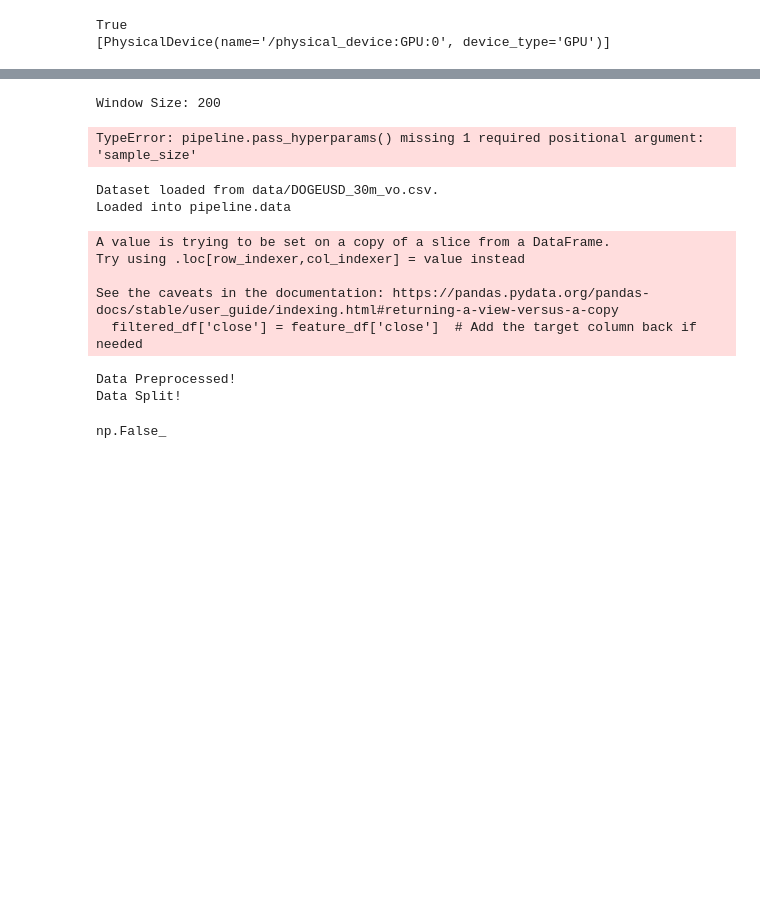
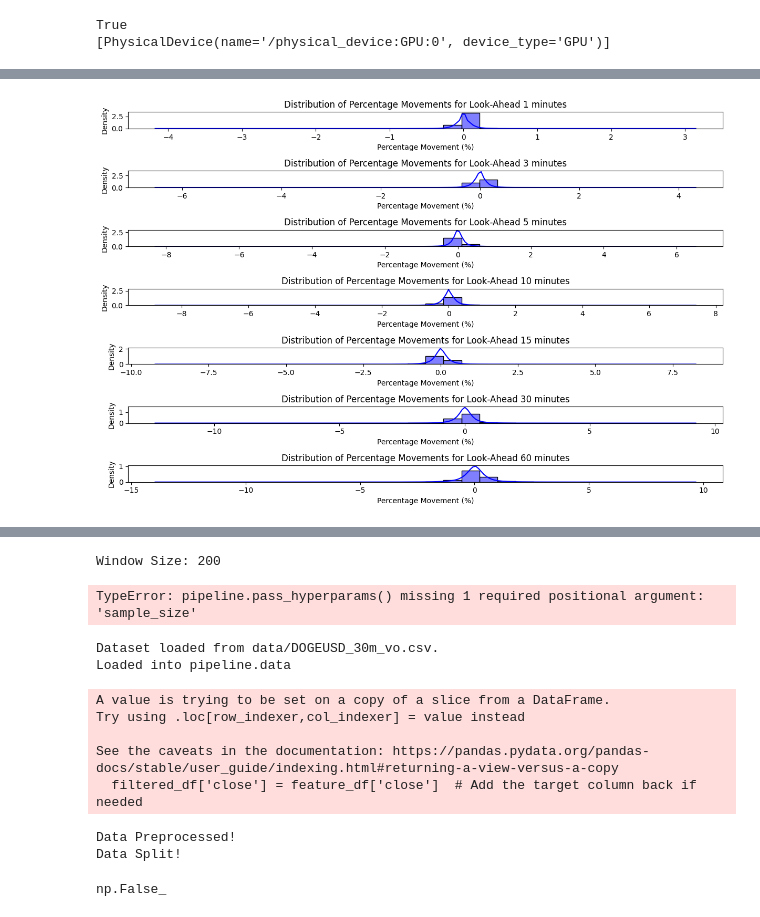
Before and after one commit to jarvisMonke/CryptoModeler, a Jupyter notebook: main.ipynb, the cells around one changed output, grey strips where cells are left out. Cells and saved outputs as stored; diff of their text form; code cells hidden in the pictures; blank space fills up the shorter version.

Commit message:
downloaded ETHUSDT data, put rolling data window in

```diff
--- a/main.ipynb
+++ b/main.ipynb
@@ -51,0 +94,76 @@ True
+# %%
+import pandas as pd
+import numpy as np
+import matplotlib.pyplot as plt
+import seaborn as sns
+
+# Sample data (replace with your own ETH data)
+# Make sure you have a dataframe with 'timestamp' and 'close' columns
+df = pd.read_csv("data/ETHUSDT_1m_v600k.csv")  # Replace with your actual file
+df['timestamp'] = pd.to_datetime(df['timestamp'])
+df.set_index('timestamp', inplace=True)
+
+# Resample to a specific timeframe (for example, 5-minute candles)
+#df_resampled = df.resample('5T').ohlc()  # '5T' is 5-minute interval
+
+# Create a function to calculate percentage movement for different look-ahead periods
+def calculate_percentage_movement(df, look_ahead_values):
+    percentage_movements = {}
+
+    for look_ahead in look_ahead_values:
+        movements = []
+
+        # Loop through each row in the dataset and calculate percentage change for each look-ahead period
+        for i in range(len(df) - look_ahead):  # Make sure we don't go out of bounds
+            current_price = df['close'].iloc[i]
+            future_price = df['close'].iloc[i + look_ahead]
+            percentage_movement = ((future_price - current_price) / current_price) * 100
+            movements.append(percentage_movement)
+
+        # Store all percentage movements for this look_ahead value
+        percentage_movements[look_ahead] = movements
+
+    return percentage_movements
+
+# Define different look_ahead periods to test
+look_ahead_values = [1, 3, 5, 10, 15, 30, 60]  # Look-ahead periods in number of 1-minute intervals
+
+# Calculate percentage movements
+percentage_movements = calculate_percentage_movement(df, look_ahead_values)
+
+# Evaluate statistical metrics (mean, median, variance) for each look_ahead period
+look_ahead_stats = {}
+
+for look_ahead in look_ahead_values:
+    movements = percentage_movements[look_ahead]
+    look_ahead_stats[look_ahead] = {
+        'mean': np.mean(movements),
+        'median': np.median(movements),
+        'std': np.std(movements),
+        'variance': np.var(movements)
+    }
+
+# Print statistical metrics for each look-ahead period
+print("Statistical Metrics for each Look-Ahead Period:")
+for look_ahead, stats in look_ahead_stats.items():
+    print(f"Look-Ahead {look_ahead * 1} minutes:")
+    print(f"  Mean: {stats['mean']:.4f}%")
+    print(f"  Median: {stats['median']:.4f}%")
+    print(f"  Std Dev: {stats['std']:.4f}%")
+    print(f"  Variance: {stats['variance']:.4f}")
+    print()
+
+# Plot distribution of percentage movements for each look-ahead period
+plt.figure(figsize=(12, 8))
+
+# Plot each look-ahead period's distribution
+for look_ahead in look_ahead_values:
+    plt.subplot(len(look_ahead_values), 1, look_ahead_values.index(look_ahead) + 1)
+    sns.histplot(percentage_movements[look_ahead], kde=True, bins=30, color='blue', stat='density')
+    plt.title(f"Distribution of Percentage Movements for Look-Ahead {look_ahead *1} minutes")
+    plt.xlabel('Percentage Movement (%)')
+    plt.ylabel('Density')
+
+plt.tight_layout()
+plt.show()
+# %% [output]
@@ -52,3 +187,4 @@ True
+[figure, added]
 # %%
 
 # Objective function for optimization
```
Also changed, not shown: parts of 9 cells of this notebook, 4 other files.
